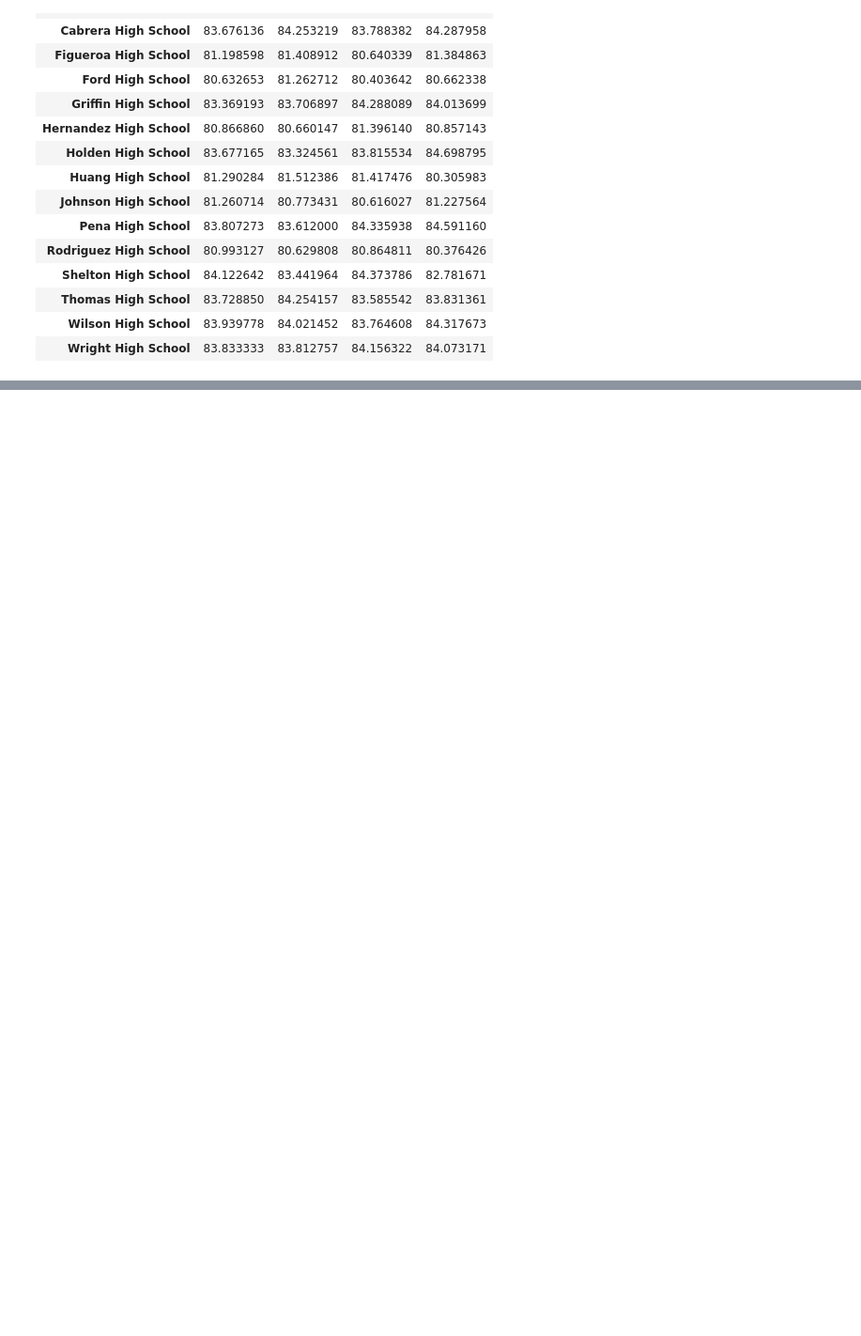
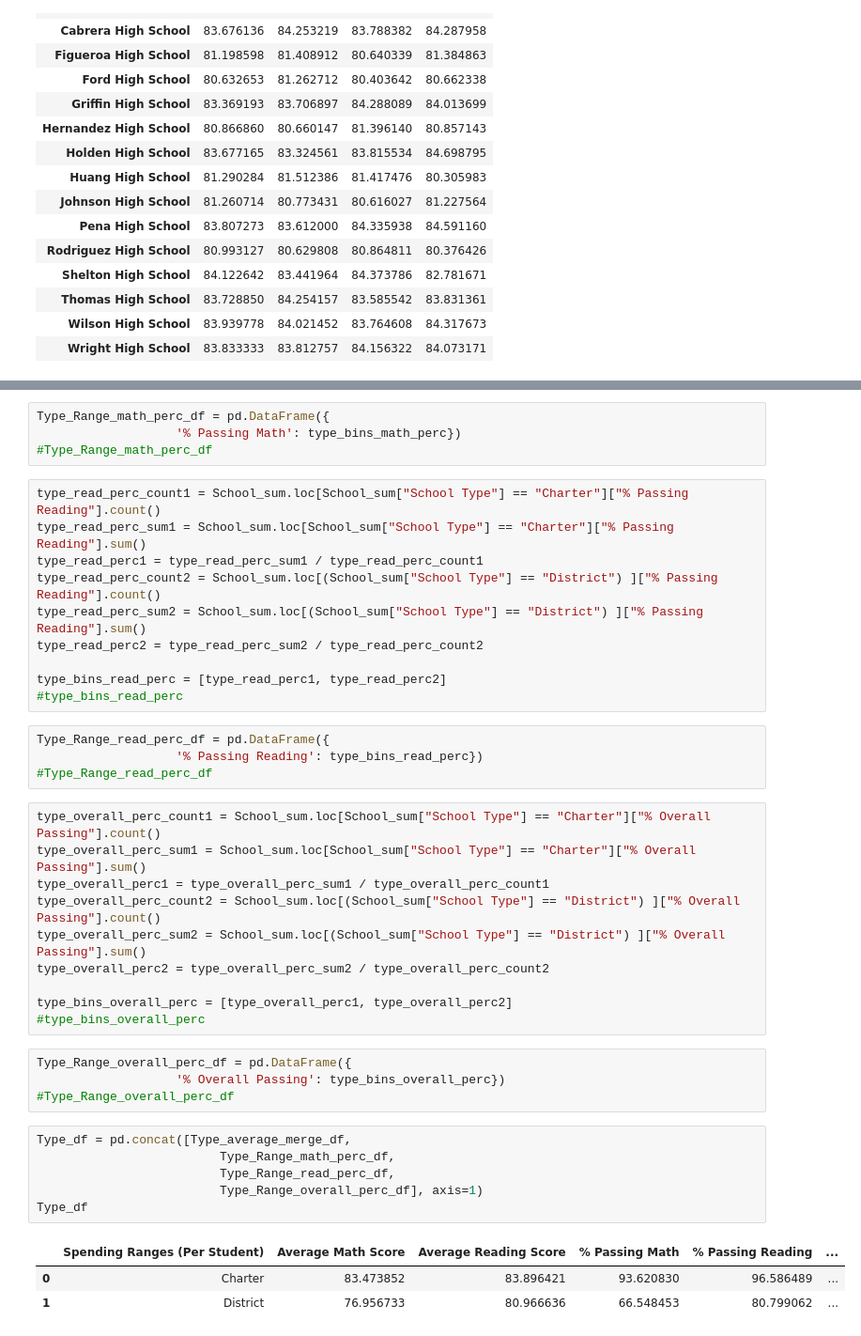
Before and after one commit to Mattb1099/pandas-challenge, a Jupyter notebook: PyCitySchools/CitySchools_Py.ipynb, the cells around one changed output, grey strips where cells are left out. Shown: that part at 94% size. Drawn from its saved outputs; the diff is of its cells as text; blank space fills up the shorter version.

```diff
--- a/PyCitySchools/CitySchools_Py.ipynb
+++ b/PyCitySchools/CitySchools_Py.ipynb
@@ -560,0 +456,42 @@ spending4_math_average
+# %%
+Type_Range_math_perc_df = pd.DataFrame({
+                   '% Passing Math': type_bins_math_perc})
+#Type_Range_math_perc_df
+# %%
+type_read_perc_count1 = School_sum.loc[School_sum["School Type"] == "Charter"]["% Passing Reading"].count()
+type_read_perc_sum1 = School_sum.loc[School_sum["School Type"] == "Charter"]["% Passing Reading"].sum()
+type_read_perc1 = type_read_perc_sum1 / type_read_perc_count1
+type_read_perc_count2 = School_sum.loc[(School_sum["School Type"] == "District") ]["% Passing Reading"].count()
+type_read_perc_sum2 = School_sum.loc[(School_sum["School Type"] == "District") ]["% Passing Reading"].sum()
+type_read_perc2 = type_read_perc_sum2 / type_read_perc_count2
+
+type_bins_read_perc = [type_read_perc1, type_read_perc2]
+#type_bins_read_perc
+# %%
+Type_Range_read_perc_df = pd.DataFrame({
+                   '% Passing Reading': type_bins_read_perc})
+#Type_Range_read_perc_df
+# %%
+type_overall_perc_count1 = School_sum.loc[School_sum["School Type"] == "Charter"]["% Overall Passing"].count()
+type_overall_perc_sum1 = School_sum.loc[School_sum["School Type"] == "Charter"]["% Overall Passing"].sum()
+type_overall_perc1 = type_overall_perc_sum1 / type_overall_perc_count1
+type_overall_perc_count2 = School_sum.loc[(School_sum["School Type"] == "District") ]["% Overall Passing"].count()
+type_overall_perc_sum2 = School_sum.loc[(School_sum["School Type"] == "District") ]["% Overall Passing"].sum()
+type_overall_perc2 = type_overall_perc_sum2 / type_overall_perc_count2
+
+type_bins_overall_perc = [type_overall_perc1, type_overall_perc2]
+#type_bins_overall_perc
+# %%
+Type_Range_overall_perc_df = pd.DataFrame({
+                   '% Overall Passing': type_bins_overall_perc})
+#Type_Range_overall_perc_df
+# %%
+Type_df = pd.concat([Type_average_merge_df,
+                         Type_Range_math_perc_df,
+                         Type_Range_read_perc_df,
+                         Type_Range_overall_perc_df], axis=1)
+Type_df
+# %% [output]
+|  | Spending Ranges (Per Student) | Average Math Score | Average Reading Score | % Passing Math | % Passing Reading | ... |
+| 0 | Charter | 83.473852 | 83.896421 | 93.620830 | 96.586489 | ... |
+| 1 | District | 76.956733 | 80.966636 | 66.548453 | 80.799062 | ... |
```
Also changed, not shown: parts of 56 cells of this notebook.
